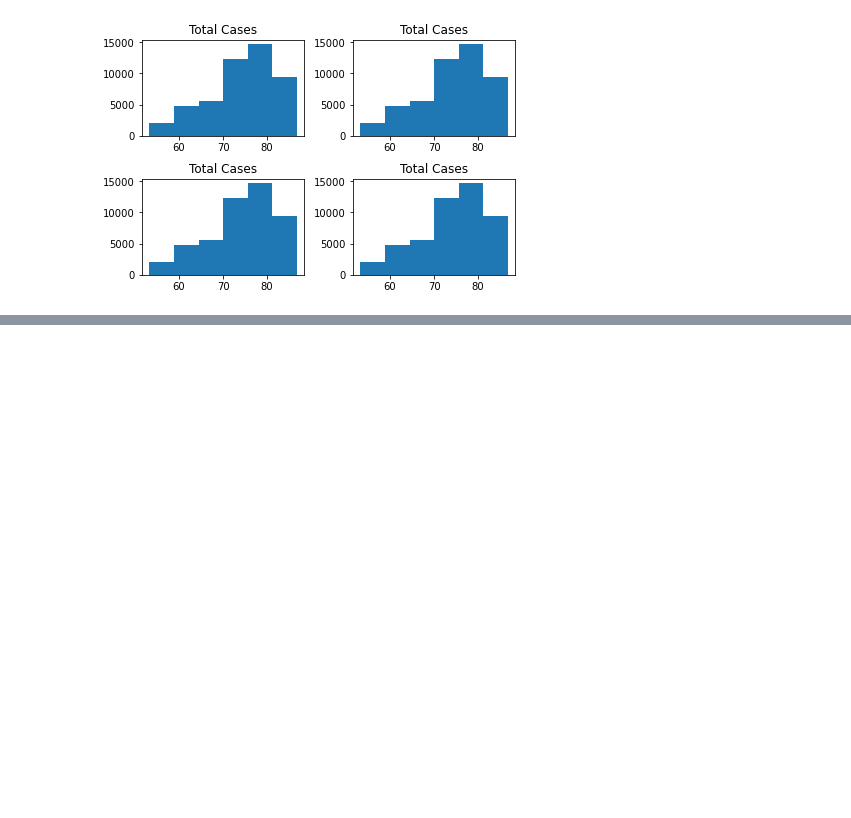
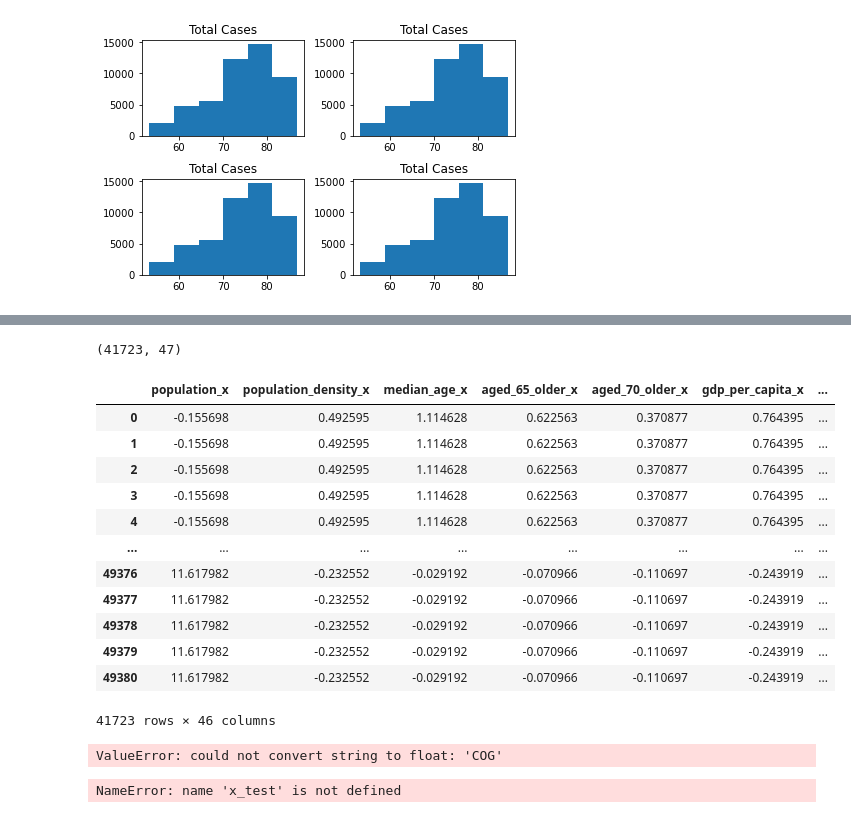
Before and after one commit to TrevorvU/Machine-Learning-Data, a Jupyter notebook: Untitled-1.ipynb, the cells around one changed output, grey strips where cells are left out. Drawn from its saved outputs; the diff is of its cells as text; code cells hidden in the pictures; blank space fills up the shorter version.

```diff
--- a/Untitled-1.ipynb
+++ b/Untitled-1.ipynb
@@ -100,0 +283,44 @@ Length: 197, dtype: int64
+# %%
+df_final = pd.merge(df_cont_fillna_mean, df, left_index=True, right_index=True)
+# %% [output]
+(41723, 47)
+# %%
+from sklearn import tree
+from sklearn.model_selection import train_test_split
+# import graphviz
+from sklearn.metrics import accuracy_score
+
+X = df_final.iloc[:,:-1]
+y = df_final.iloc[:,:-1]
+
+X_train, X_test, y_train, y_test = train_test_split(
+    X, y, test_size=0.33, random_state=42
+)
+# %% [output]
+|  | population_x | population_density_x | median_age_x | aged_65_older_x | aged_70_older_x | gdp_per_capita_x | ... |
+| 0 | -0.155698 | 0.492595 | 1.114628 | 0.622563 | 0.370877 | 0.764395 | ... |
+| 1 | -0.155698 | 0.492595 | 1.114628 | 0.622563 | 0.370877 | 0.764395 | ... |
+| 2 | -0.155698 | 0.492595 | 1.114628 | 0.622563 | 0.370877 | 0.764395 | ... |
+| 3 | -0.155698 | 0.492595 | 1.114628 | 0.622563 | 0.370877 | 0.764395 | ... |
+| 4 | -0.155698 | 0.492595 | 1.114628 | 0.622563 | 0.370877 | 0.764395 | ... |
+| ... | ... | ... | ... | ... | ... | ... | ... |
+| 49376 | 11.617982 | -0.232552 | -0.029192 | -0.070966 | -0.110697 | -0.243919 | ... |
+| 49377 | 11.617982 | -0.232552 | -0.029192 | -0.070966 | -0.110697 | -0.243919 | ... |
+| 49378 | 11.617982 | -0.232552 | -0.029192 | -0.070966 | -0.110697 | -0.243919 | ... |
+| 49379 | 11.617982 | -0.232552 | -0.029192 | -0.070966 | -0.110697 | -0.243919 | ... |
+| 49380 | 11.617982 | -0.232552 | -0.029192 | -0.070966 | -0.110697 | -0.243919 | ... |
+41723 rows × 46 columns
+# %%
+# dot_data = tree.export_graphviz(clf, class_names=['0', '1'], out_file=None)
+# # graph = graphviz.Source(dot_data)
+# graph
+
+clf = DecisionTreeClassifier(random_state=0)
+
+clf.fit(X_train, y_train)
+# %% [output]
+ValueError: could not convert string to float: 'COG'
+# %%
+predictions = clf.predict(x_test)
+# %% [output]
+NameError: name 'x_test' is not defined
```
Also changed, not shown: parts of 15 cells of this notebook.
